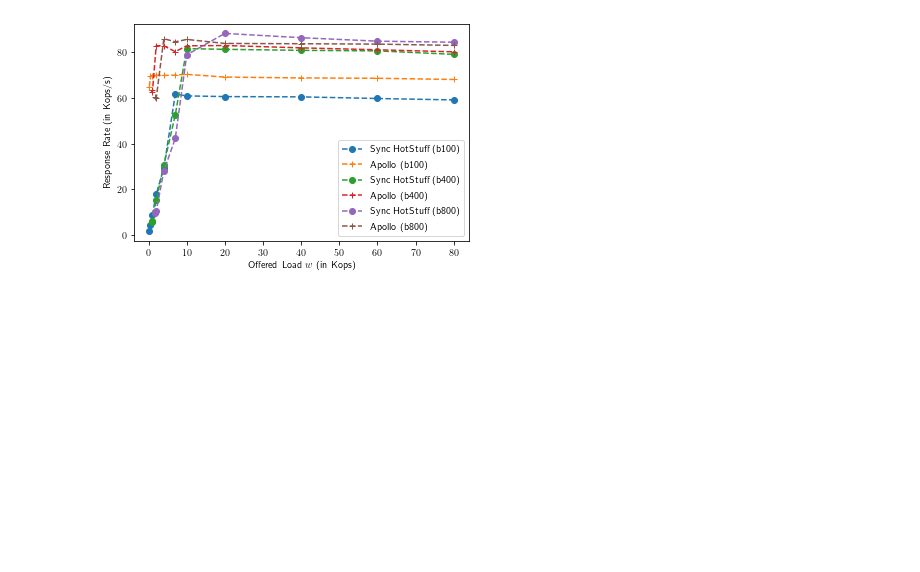
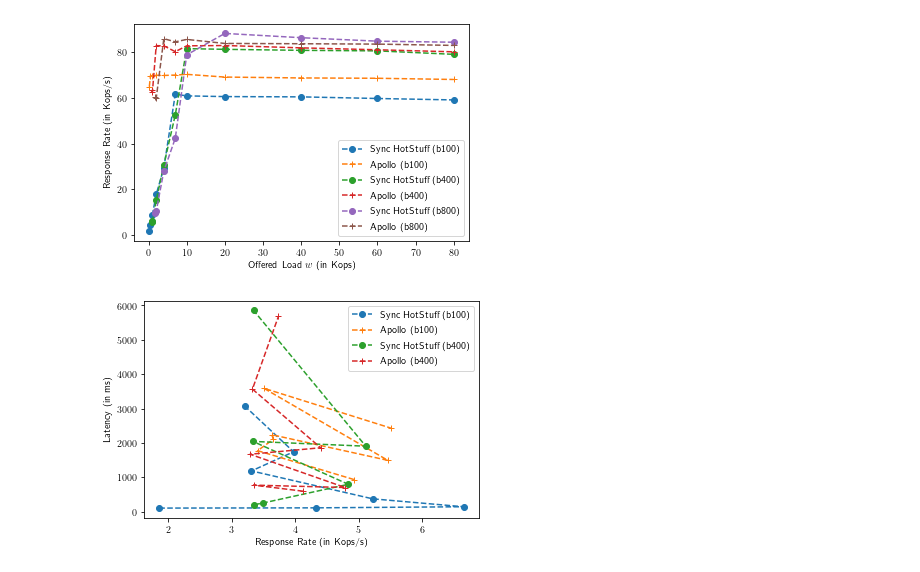
Before and after one commit to libdist-rs/libchatter-rs, a Jupyter notebook: scripts/throughput-vs-latency/vary-b/plot-exp.ipynb, the cells around one changed output. Drawn from its saved outputs; the diff is of its cells as text; code cells hidden in the pictures; blank space fills up the shorter version.

```diff
--- a/scripts/throughput-vs-latency/vary-b/plot-exp.ipynb
+++ b/scripts/throughput-vs-latency/vary-b/plot-exp.ipynb
@@ -130,0 +175,17 @@ plt.savefig("Tput-vs-w-for-diff-b.pdf")
+# %%
+plt.rc('text',usetex=True)
+
+plt.plot(shs_b100_tput,shs_b100_lat, label="Sync HotStuff (b100)", linestyle='--', marker='o')
+plt.plot(apl_b100_tput,apl_b100_lat, label="Apollo (b100)", linestyle='--', marker='+')
+
+plt.plot(shs_b400_tput,shs_b400_lat, label="Sync HotStuff (b400)", linestyle='--', marker='o')
+plt.plot(apl_b400_tput,apl_b400_lat, label="Apollo (b400)", linestyle='--', marker='+')
+
+plt.legend()
+plt.xlabel("Response Rate (in Kops/s)")
+plt.ylabel("Latency (in ms)")
+# plt.show()
+# plt.xticks(log_points)
+plt.savefig("Tput-vs-latency-for-diff-b-T1.pdf")
+# %% [output]
+[figure, added]
```
Also changed, not shown: parts of 3 cells of this notebook, 13 other files.
